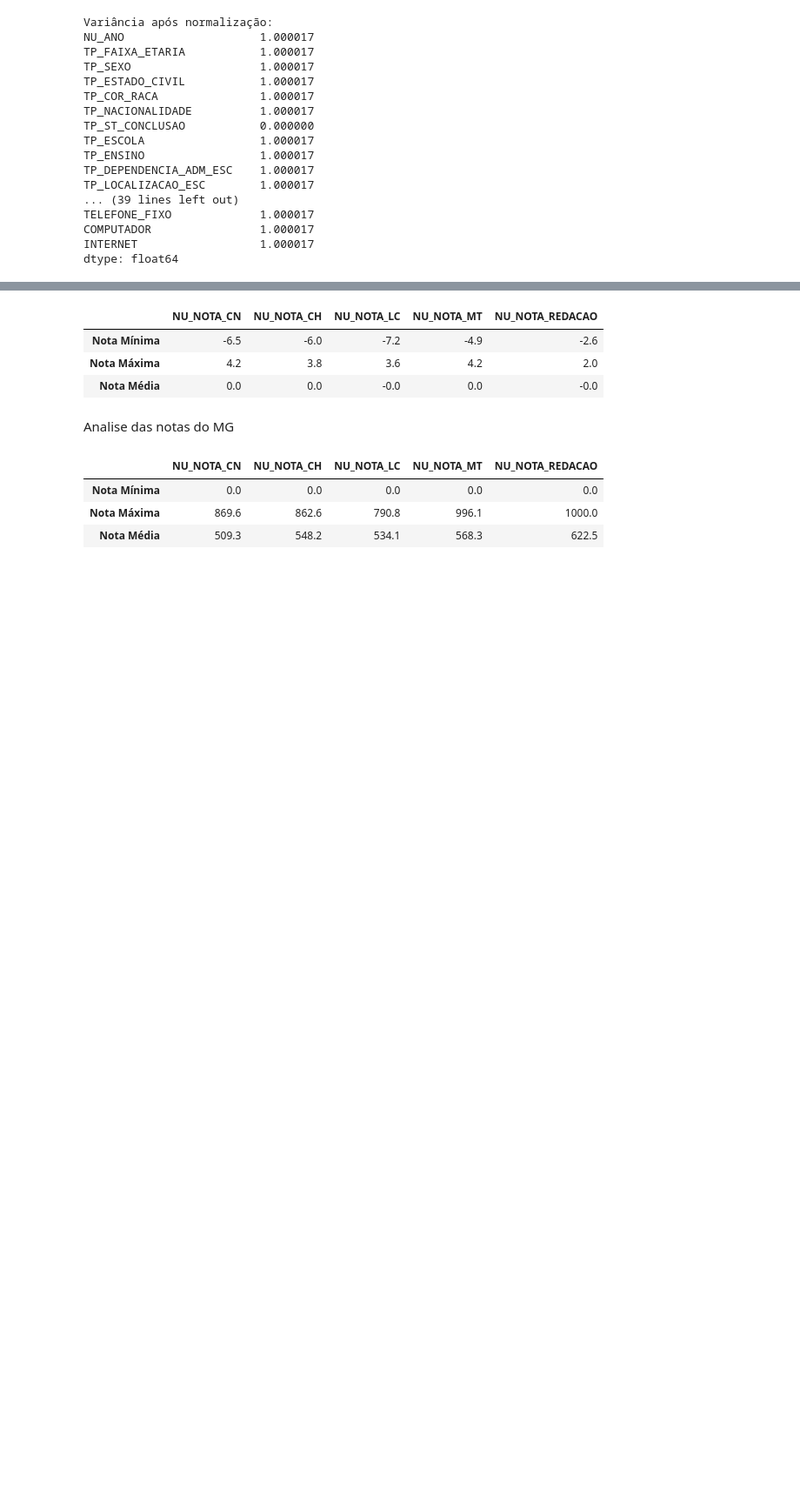
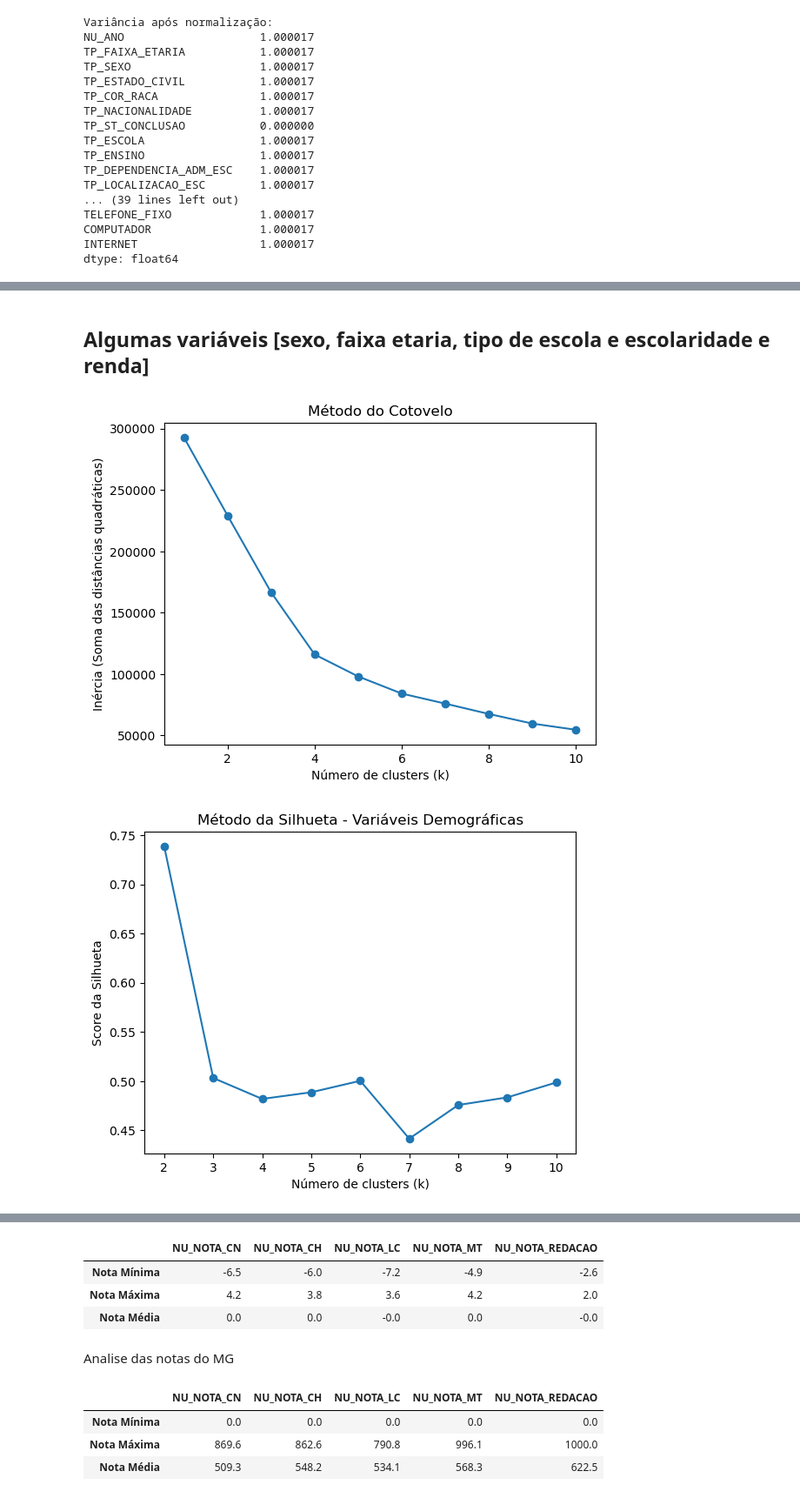
Before and after one commit to NandaLeal/TCC, a Jupyter notebook: TCC.ipynb, the cells around one changed output, grey strips where cells are left out. Shown at 87% size. Saved outputs shown, nothing was run; the diff lists cells and outputs as text; code cells hidden in the pictures; blank space fills up the shorter version.

```diff
--- a/TCC.ipynb
+++ b/TCC.ipynb
@@ -1199,0 +1272,54 @@ Analise das notas do IFNMG
+# %% [markdown]
+## **Algumas variáveis [sexo, faixa etaria, tipo de escola e escolaridade e renda]**
+# %%
+# Carregar a base
+df = pd.read_csv("BASES/ENEM_FINAL.csv")
+
+# Selecionar apenas as variáveis desejadas
+variaveis = df[["TP_SEXO", "TP_FAIXA_ETARIA", "TP_ESCOLA", "TP_ENSINO", "RENDA_MENSAL"]]
+
+# Remover linhas com NaN nas colunas
+variaveis = variaveis.dropna()
+
+# Transformar variáveis categóricas em dummies (one-hot encoding)
+variaveis_encoded = pd.get_dummies(variaveis, drop_first=True)
+
+# Normalizar (opcional, mas ajuda o KMeans)
+scaler = StandardScaler()
+variaveis_normalizadas = scaler.fit_transform(variaveis_encoded)
+
+# Testar diferentes valores de k
+inercia = []
+K = range(1, 11)  # de 1 a 10 clusters
+
+for k in K:
+    kmeans = KMeans(n_clusters=k, random_state=42, n_init=10)
+    kmeans.fit(variaveis_normalizadas)
+    inercia.append(kmeans.inertia_)
+
+# Plotar o gráfico do cotovelo
+plt.plot(K, inercia, marker="o")
+plt.xlabel("Número de clusters (k)")
+plt.ylabel("Inércia (Soma das distâncias quadráticas)")
+plt.title("Método do Cotovelo")
+plt.show()
+
+# Calcular silhueta para diferentes k
+silhueta_scores = []
+K = range(2, 11)
+
+for k in K:
+    kmeans = KMeans(n_clusters=k, random_state=42, n_init=10)
+    labels = kmeans.fit_predict(variaveis_normalizadas)
+    score = silhouette_score(variaveis_normalizadas, labels)
+    silhueta_scores.append(score)
+
+# Plotar gráfico da silhueta
+plt.plot(K, silhueta_scores, marker="o")
+plt.xlabel("Número de clusters (k)")
+plt.ylabel("Score da Silhueta")
+plt.title("Método da Silhueta")
+plt.show()
+# %% [output]
+[figure, added]
+[figure, added]
```
Also changed, not shown: parts of 10 cells of this notebook.
